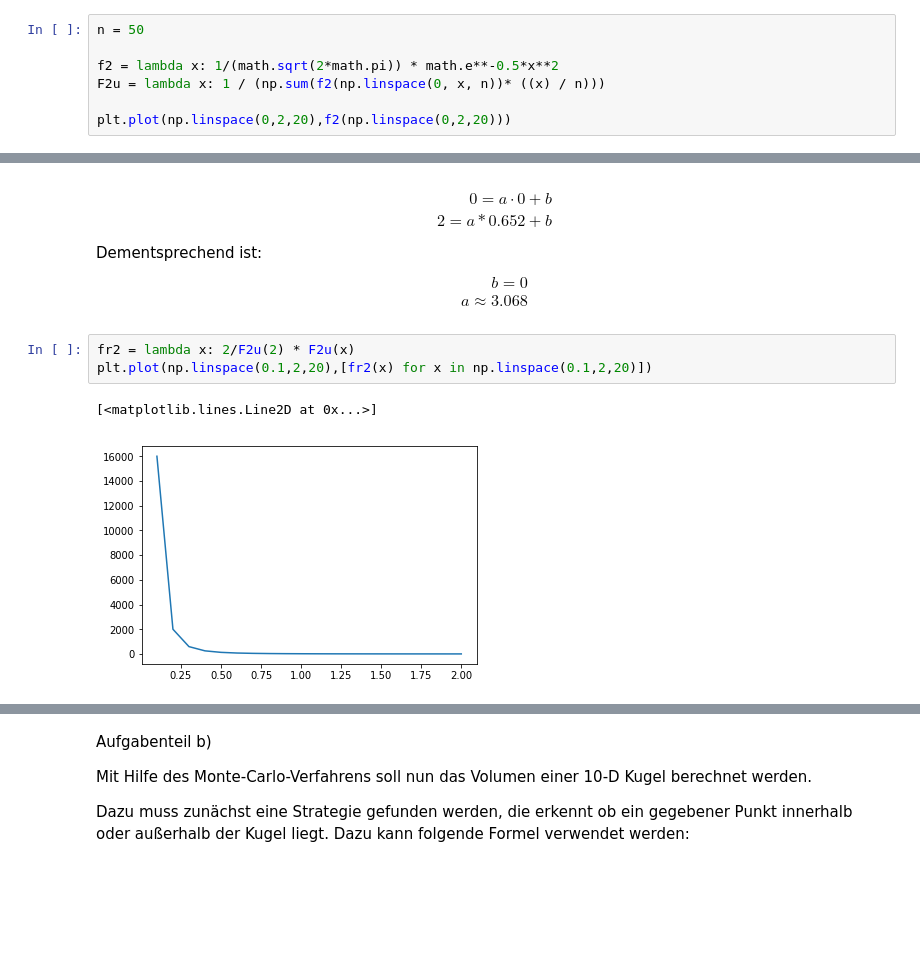
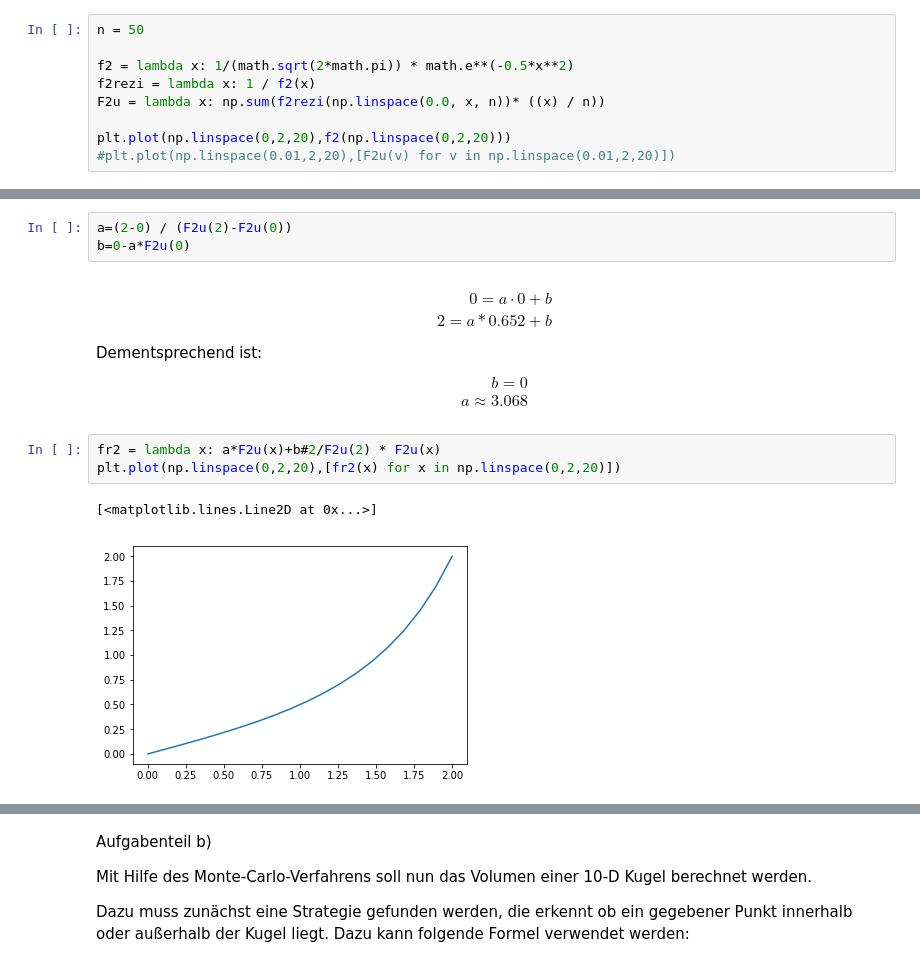
Before and after one commit to darenegade/modellbildung, a Jupyter notebook: Abgabe 4/Abgabe 4.ipynb, the cells around one changed output, grey strips where cells are left out. Cells and saved outputs as stored; diff of their text form; blank space fills up the shorter version.

```diff
--- a/Abgabe 4/Abgabe 4.ipynb
+++ b/Abgabe 4/Abgabe 4.ipynb
@@ -279,9 +279,11 @@ Die Fläche (F2u) erhällt man nun durch aufsummieren aller Teilflächen (Streif
 # %%
 n = 50
 
-f2 = lambda x: 1/(math.sqrt(2*math.pi)) * math.e**-0.5*x**2
-F2u = lambda x: 1 / (np.sum(f2(np.linspace(0, x, n))* ((x) / n)))
+f2 = lambda x: 1/(math.sqrt(2*math.pi)) * math.e**(-0.5*x**2)
+f2rezi = lambda x: 1 / f2(x)
+F2u = lambda x: np.sum(f2rezi(np.linspace(0.0, x, n))* ((x) / n))
 
 plt.plot(np.linspace(0,2,20),f2(np.linspace(0,2,20)))
+#plt.plot(np.linspace(0.01,2,20),[F2u(v) for v in np.linspace(0.01,2,20)])
 # %% [output]
 [<matplotlib.lines.Line2D at 0x...>]
@@ -304,3 +298,6 @@ print(2/F2u(2))
+# %%
+a=(2-0) / (F2u(2)-F2u(0))
+b=0-a*F2u(0)
 # %% [markdown]
 \begin{align}
 0=a\cdot0+b\\
@@ -312,8 +309,8 @@ b=0\\
 a\approx3.068
 \end{align}
 # %%
-fr2 = lambda x: 2/F2u(2) * F2u(x)
-plt.plot(np.linspace(0.1,2,20),[fr2(x) for x in np.linspace(0.1,2,20)])
+fr2 = lambda x: a*F2u(x)+b#2/F2u(2) * F2u(x)
+plt.plot(np.linspace(0,2,20),[fr2(x) for x in np.linspace(0,2,20)])
 # %% [output]
 [<matplotlib.lines.Line2D at 0x...>]
-[figure, old version]
+[figure, new version]
```
Also changed, not shown: parts of 4 cells of this notebook.
